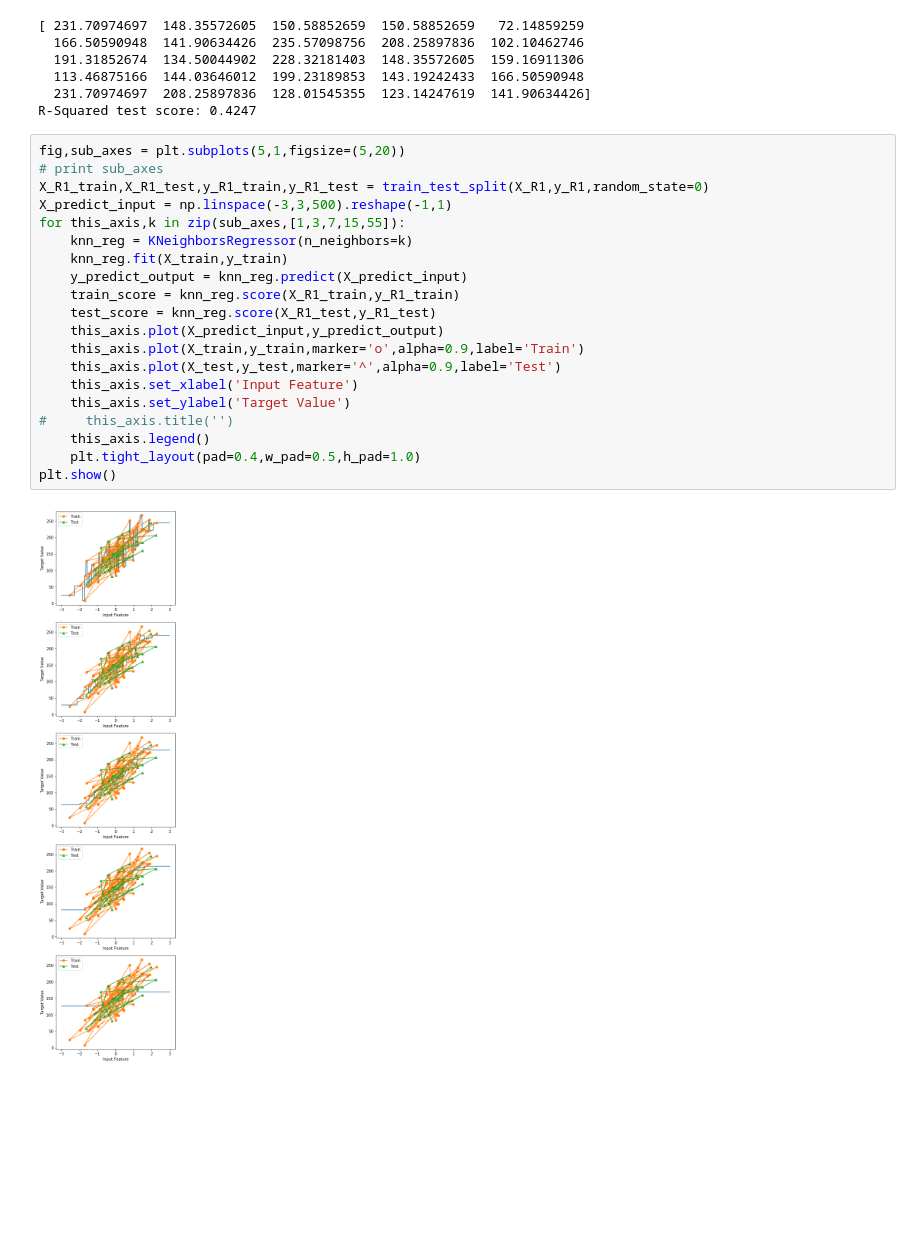
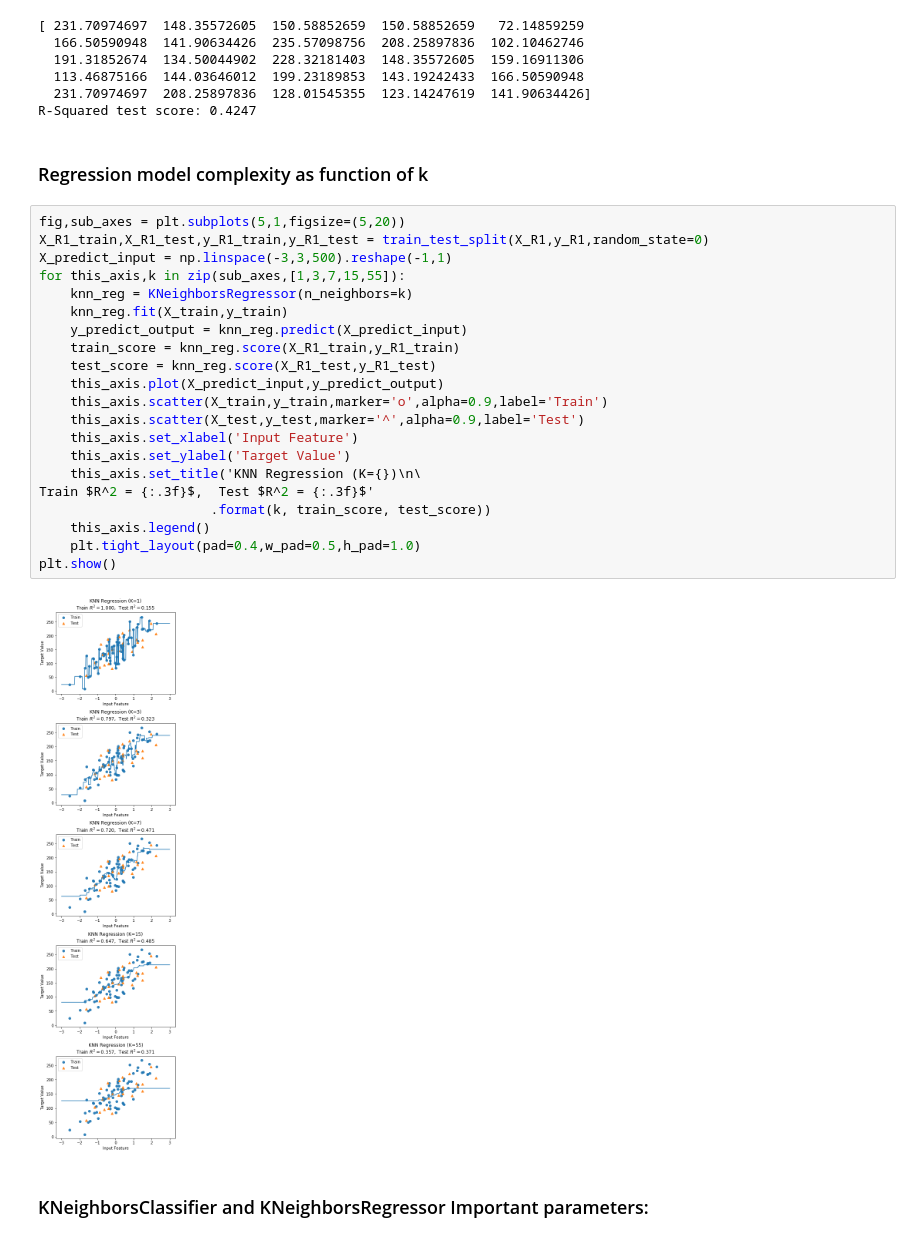
Before and after one commit to c-shekhar/AppliedML, a Jupyter notebook: Implementations/Module2.ipynb, the cells around one changed output. Drawn from its saved outputs; the diff is of its cells as text; blank space fills up the shorter version.

Commit message:
updated KnnRegression

```diff
--- a/Implementations/Module2.ipynb
+++ b/Implementations/Module2.ipynb
@@ -25,25 +29,30 @@ print "R-Squared test score: {:.4f}".format(knn_reg.score(X_test,y_test))
   113.46875166  144.03646012  199.23189853  143.19242433  166.50590948
   231.70974697  208.25897836  128.01545355  123.14247619  141.90634426]
 R-Squared test score: 0.4247
+# %% [markdown]
+### Regression model complexity as function of k
 # %%
 fig,sub_axes = plt.subplots(5,1,figsize=(5,20))
-# print sub_axes
 X_R1_train,X_R1_test,y_R1_train,y_R1_test = train_test_split(X_R1,y_R1,random_state=0)
 X_predict_input = np.linspace(-3,3,500).reshape(-1,1)
 for this_axis,k in zip(sub_axes,[1,3,7,15,55]):
     knn_reg = KNeighborsRegressor(n_neighbors=k)
     knn_reg.fit(X_train,y_train)
     y_predict_output = knn_reg.predict(X_predict_input)
     train_score = knn_reg.score(X_R1_train,y_R1_train)
     test_score = knn_reg.score(X_R1_test,y_R1_test)
     this_axis.plot(X_predict_input,y_predict_output)
-    this_axis.plot(X_train,y_train,marker='o',alpha=0.9,label='Train')
-    this_axis.plot(X_test,y_test,marker='^',alpha=0.9,label='Test')
+    this_axis.scatter(X_train,y_train,marker='o',alpha=0.9,label='Train')
+    this_axis.scatter(X_test,y_test,marker='^',alpha=0.9,label='Test')
     this_axis.set_xlabel('Input Feature')
     this_axis.set_ylabel('Target Value')
-#     this_axis.title('')
+    this_axis.set_title('KNN Regression (K={})\n\
+Train $R^2 = {:.3f}$,  Test $R^2 = {:.3f}$'
+                      .format(k, train_score, test_score))
     this_axis.legend()
     plt.tight_layout(pad=0.4,w_pad=0.5,h_pad=1.0)
 plt.show()
 # %% [output]
-[figure, old version]
+[figure, new version]
+# %% [markdown]
+### KNeighborsClassifier and KNeighborsRegressor Important parameters:
```
Also changed, not shown: parts of 5 cells of this notebook.
